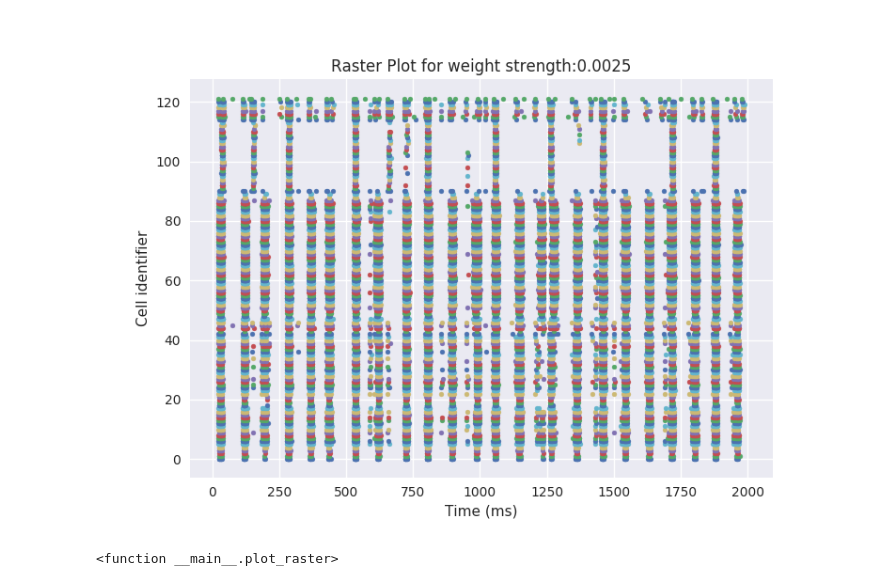
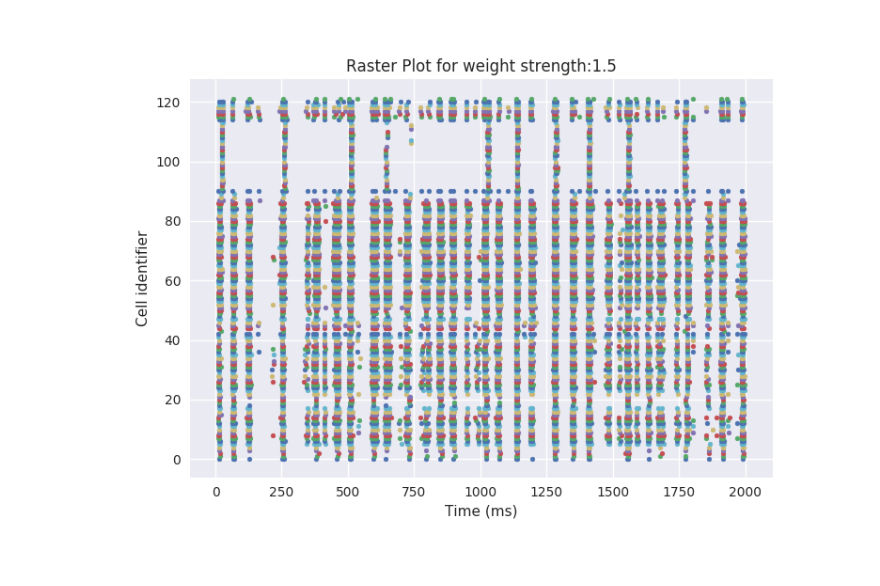
Before and after one commit to russelljjarvis/SpinnakerHippocampus, a Jupyter notebook: PresEnd.ipynb, the cells around one changed output. Drawn from its saved outputs; the diff is of its cells as text; code cells hidden in the pictures.

```diff
--- a/PresEnd.ipynb
+++ b/PresEnd.ipynb
@@ -76,33 +32,32 @@ Simpler existing modelling work that explored manipulating net synaptic weight,
 # %%
 import numpy as np
 import os
 
 import glob
-toggle_files = glob.glob('protected_img/*raster*.png')
+toggle_files = glob.glob('buffer/*raster*.png')
 lenof = len(toggle_files)
 def plot_raster(tf):
     import glob
     #from natsort import natsorted
-    toggle_files = glob.glob('protected_img/*raster*.png')
+    toggle_files = glob.glob('buffer/*raster*.png')
     toggle_files = sorted(toggle_files)
     #print(toggle_files)
     keyed = { k:v for k,v in enumerate(toggle_files) }
 
     display(Image(str(keyed[tf])))
 
 
 interact(plot_raster, tf = widgets.IntSlider(
     value=0,
     min=0,
     max=lenof-1,
     step=1,
     description='Test:',
     disabled=False,
     continuous_update=False,
     orientation='horizontal',
     readout=True,
     readout_format='d'
 ))
 # %% [output]
-[figure, old version]
+[figure, new version]
-<function __main__.plot_raster>
```
Also changed, not shown: parts of 13 cells of this notebook.
